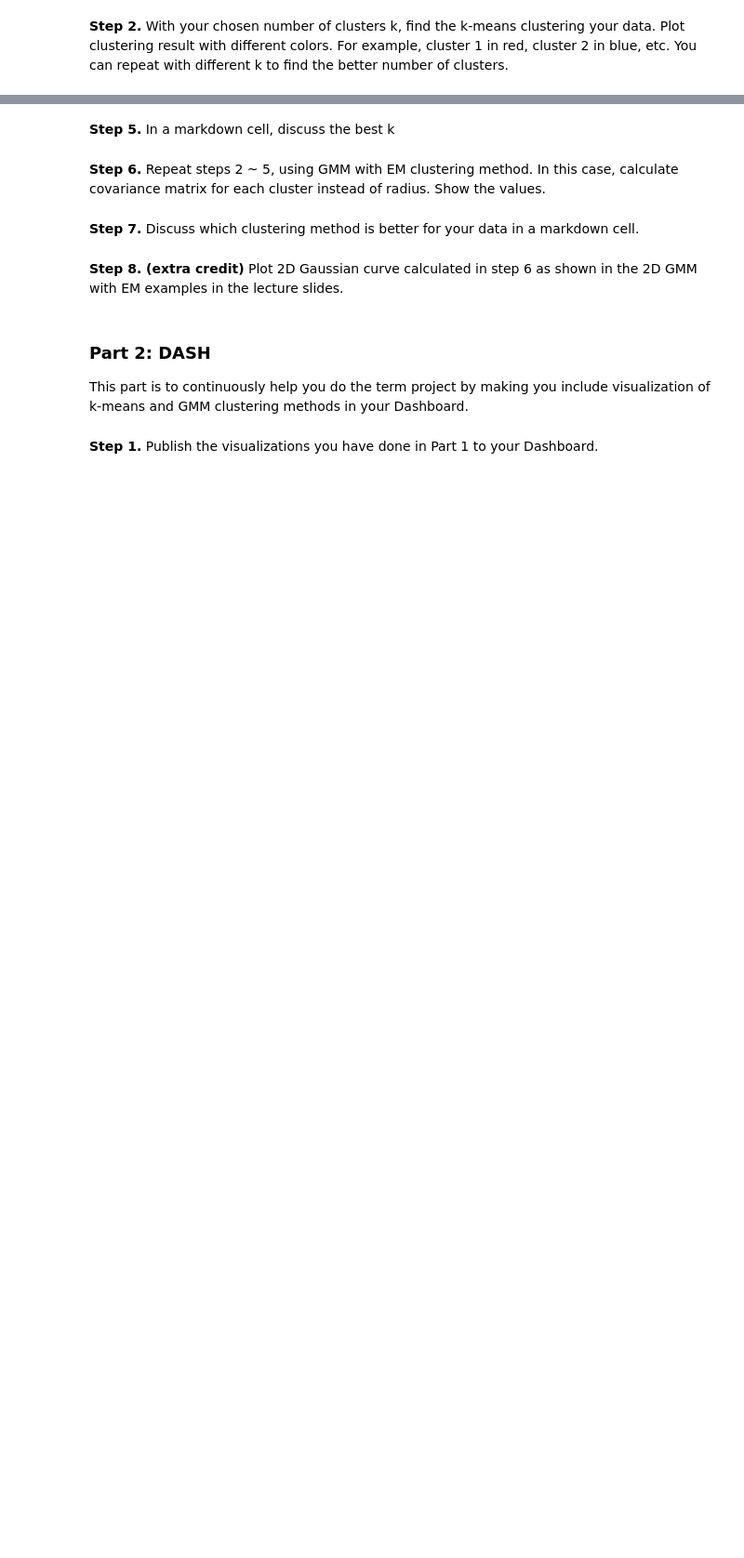
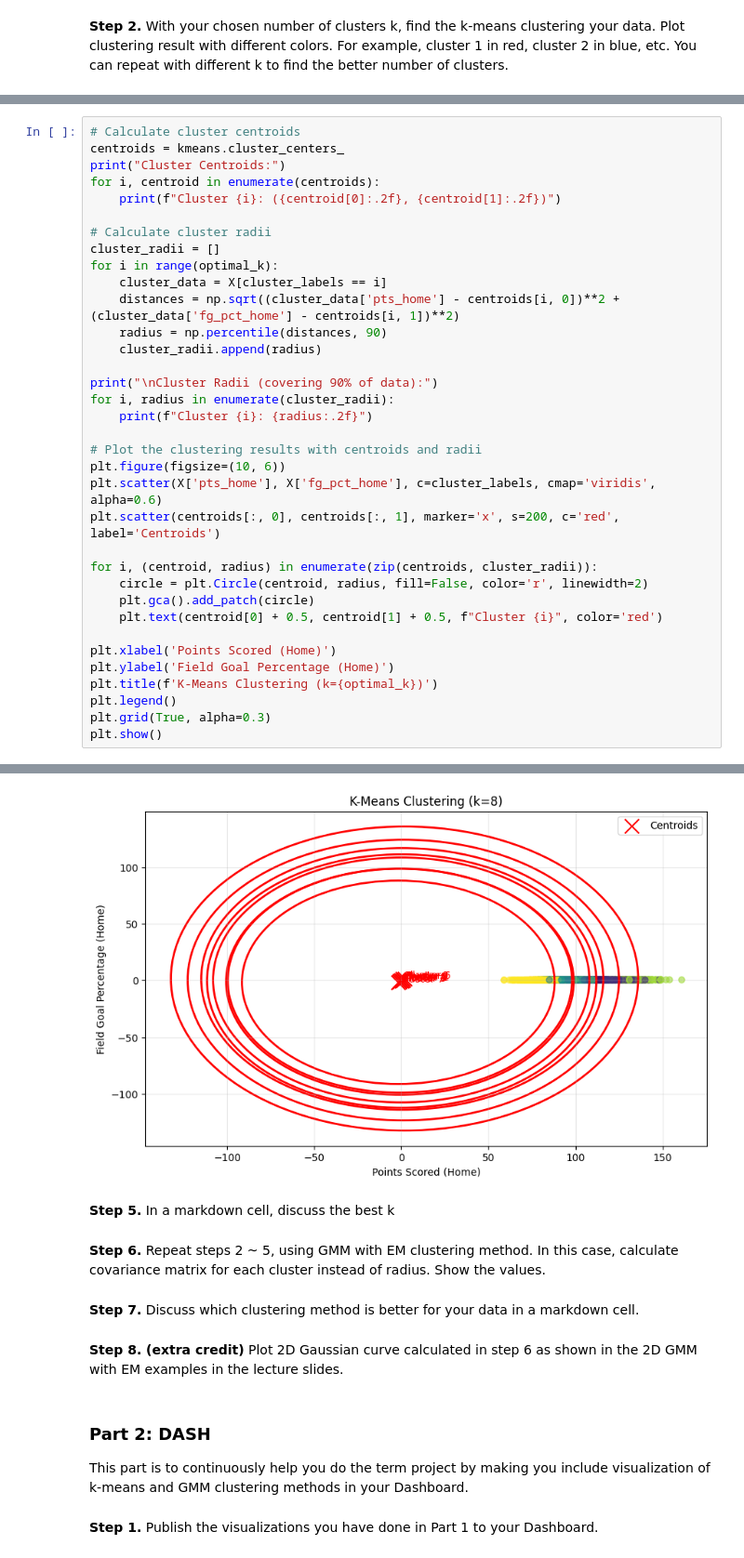
Before and after one commit to MubsPokesart/CSE5520, a Jupyter notebook: HW8/CSE5520_Fall2024_HW8_OshomahMubarak.ipynb, the cells around one changed output, grey strips where cells are left out. Shown: that part at 93% size. Saved outputs shown, nothing was run; the diff lists cells and outputs as text; blank space fills up the shorter version.

```diff
--- a/HW8/CSE5520_Fall2024_HW8_OshomahMubarak.ipynb
+++ b/HW8/CSE5520_Fall2024_HW8_OshomahMubarak.ipynb
@@ -185,0 +178,36 @@ from step 2. Mark the centroid with ‘X’.
+# %%
+# Calculate cluster centroids
+centroids = kmeans.cluster_centers_
+print("Cluster Centroids:")
+for i, centroid in enumerate(centroids):
+    print(f"Cluster {i}: ({centroid[0]:.2f}, {centroid[1]:.2f})")
+
+# Calculate cluster radii
+cluster_radii = []
+for i in range(optimal_k):
+    cluster_data = X[cluster_labels == i]
+    distances = np.sqrt((cluster_data['pts_home'] - centroids[i, 0])**2 + (cluster_data['fg_pct_home'] - centroids[i, 1])**2)
+    radius = np.percentile(distances, 90)
+    cluster_radii.append(radius)
+
+print("\nCluster Radii (covering 90% of data):")
+for i, radius in enumerate(cluster_radii):
+    print(f"Cluster {i}: {radius:.2f}")
+
+# Plot the clustering results with centroids and radii
+plt.figure(figsize=(10, 6))
+plt.scatter(X['pts_home'], X['fg_pct_home'], c=cluster_labels, cmap='viridis', alpha=0.6)
+plt.scatter(centroids[:, 0], centroids[:, 1], marker='x', s=200, c='red', label='Centroids')
+
+for i, (centroid, radius) in enumerate(zip(centroids, cluster_radii)):
+    circle = plt.Circle(centroid, radius, fill=False, color='r', linewidth=2)
+    plt.gca().add_patch(circle)
+    plt.text(centroid[0] + 0.5, centroid[1] + 0.5, f"Cluster {i}", color='red')
+
+plt.xlabel('Points Scored (Home)')
+plt.ylabel('Field Goal Percentage (Home)')
+plt.title(f'K-Means Clustering (k={optimal_k})')
+plt.legend()
+plt.grid(True, alpha=0.3)
+plt.show()
+# %% [output]
@@ -186,3 +233,4 @@ from step 2. Mark the centroid with ‘X’.
+[figure, added]
 # %% [markdown]
 **Step 5.** In a markdown cell, discuss the best k
 # %% [markdown]
```
Also changed, not shown: parts of 5 cells of this notebook.
